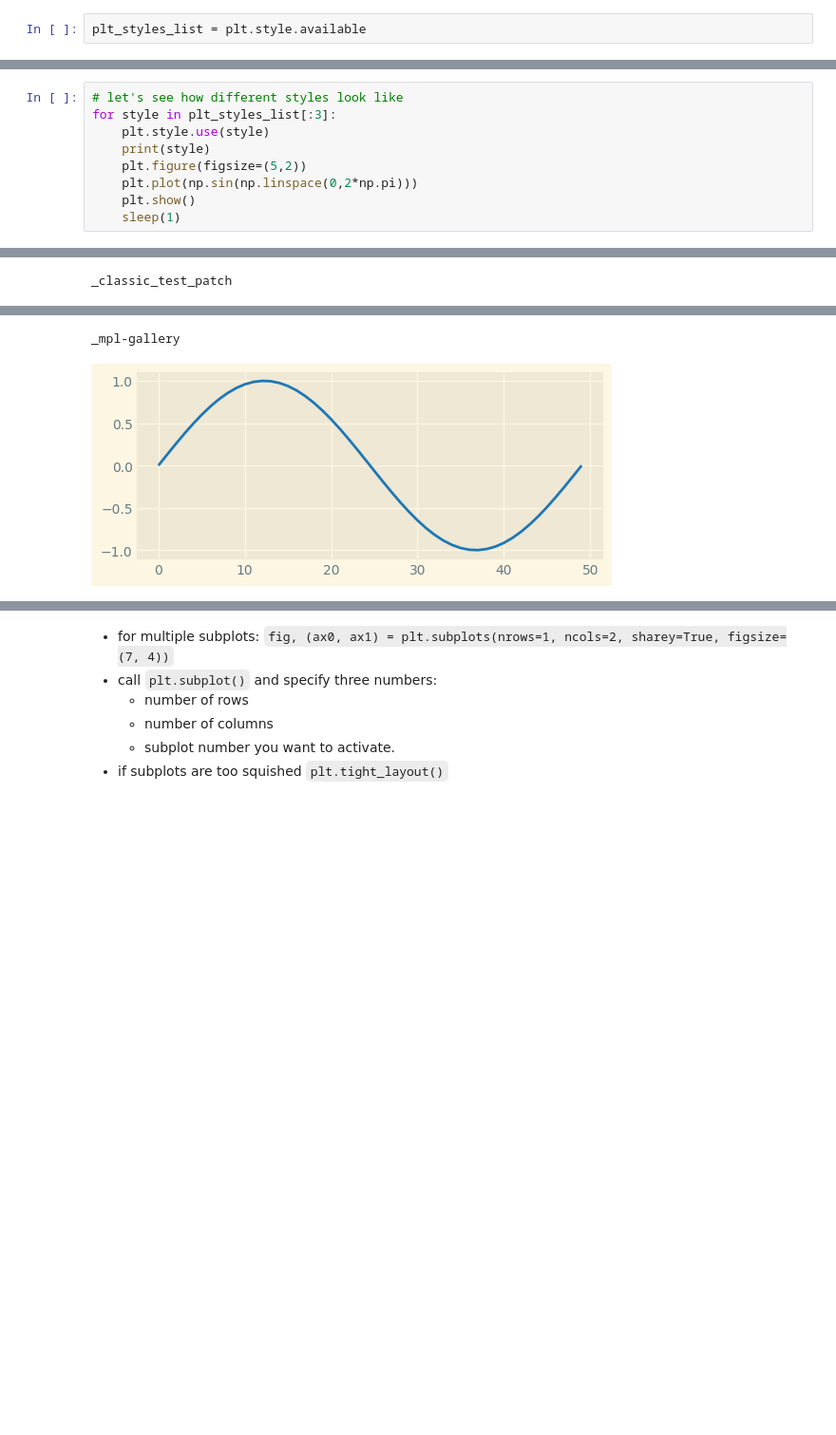
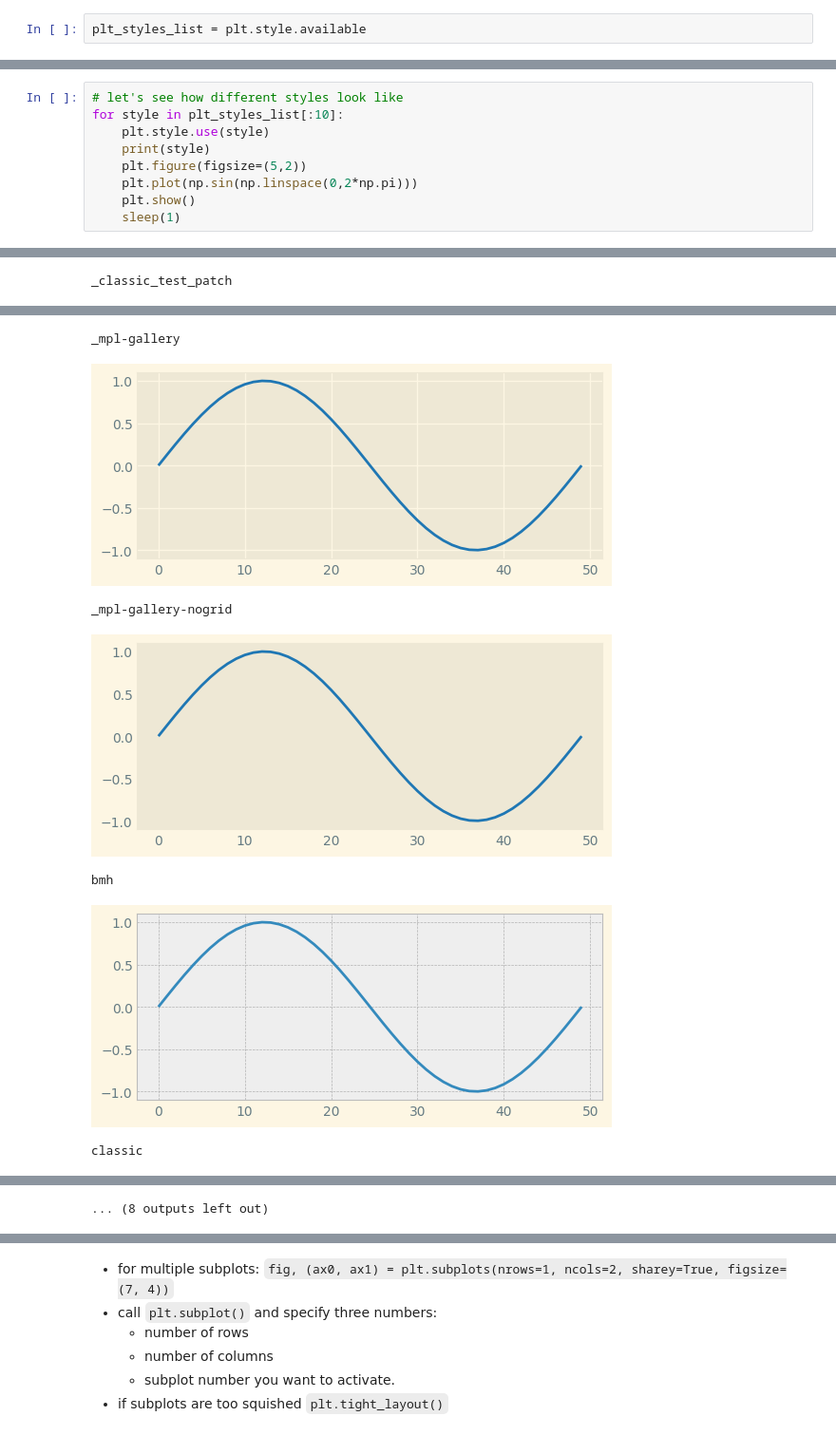
Before and after one commit to iesfsv/Data-Processing-in-Python, a Jupyter notebook: 04_week/04_Lecture_PandasMatplotlib.ipynb, the cells around one changed output, grey strips where cells are left out. Shown at 95% size. Drawn from its saved outputs; the diff is of its cells as text; blank space fills up the shorter version.

```diff
--- a/04_week/04_Lecture_PandasMatplotlib.ipynb
+++ b/04_week/04_Lecture_PandasMatplotlib.ipynb
@@ -1132,16 +1148,21 @@ plt_styles_list = plt.style.available
 # %%
 # let's see how different styles look like
-for style in plt_styles_list[:3]:
+for style in plt_styles_list[:10]:
     plt.style.use(style)
     print(style)
     plt.figure(figsize=(5,2))
     plt.plot(np.sin(np.linspace(0,2*np.pi)))
     plt.show()
     sleep(1)
 # %% [output]
 Solarize_Light2
 [figure]
 _classic_test_patch
 [figure]
 _mpl-gallery
 [figure]
+_mpl-gallery-nogrid
+[figure, added]
+bmh
+[figure, added]
+classic
@@ -1148 +1170,2 @@ _mpl-gallery
+... (8 outputs left out)
 # %%
```
Also changed, not shown: parts of 19 cells of this notebook, 4 other files.
